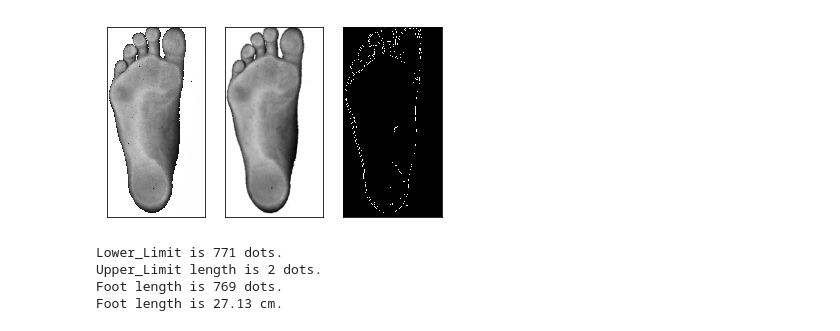
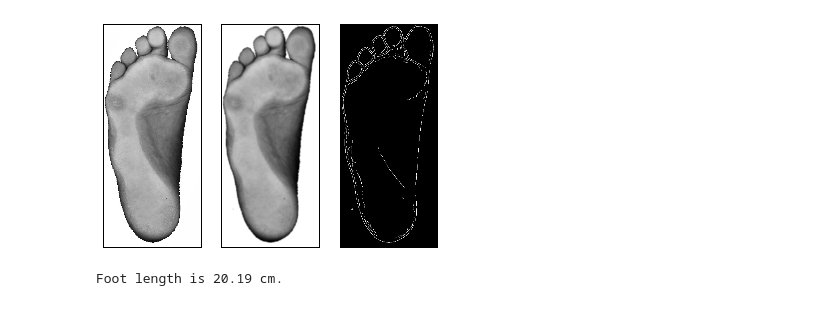
Before and after one commit to Faebs/AnalyzingFootData, a Jupyter notebook: ImageProcessing.ipynb, the cells around one changed output. Saved outputs shown, nothing was run; the diff lists cells and outputs as text; code cells hidden in the pictures.

Commit message:
- changed scans to working directory - calculation of sizes from foot_length
Signed-off-by: Fabian Gaertner <fagaer@gmail.com>

```diff
--- a/ImageProcessing.ipynb
+++ b/ImageProcessing.ipynb
@@ -6,29 +6,28 @@ from matplotlib import pyplot as plt
 %matplotlib inline
 # %%
 # load image as grayscale (we are not interested in color)
-for
-image = cv2.imread("fg1_copy.JPG",0) # Note: 0 specifies that we load a grayscale image
+image = cv2.imread("3L.JPG",0) # Note: 0 specifies that we load a grayscale image
 
 # use gaussian filter as pre-processing step (otherwise edge detection does not work well)
 filtered = cv2.GaussianBlur(image,(9,9),0)
 
-# do edge detection on grayscale imagef
+# do edge detection on grayscale image
 edges = cv2.Canny(filtered,10,60)
 
 # visualization
 fig1 = plt.figure(1)
 plt.subplot(131)
 plt.imshow(image, cmap = 'gray')
 plt.xticks([]), plt.yticks([])  # to hide tick values on X and Y axis
 plt.subplot(132)
 plt.imshow(filtered, cmap = 'gray')
 plt.xticks([]), plt.yticks([])  # to hide tick values on X and Y axis
 plt.subplot(133)
 plt.imshow(edges, cmap = 'gray')
 plt.xticks([]), plt.yticks([])  # to hide tick values on X and Y axis
 plt.show()
 # %% [output]
-[figure, old version]
+[figure, new version]
 # %%
 #print(edges)
 
@@ -50,15 +49,9 @@ for y in range(height-1,0,-1):
         break
 
 foot_length_dots = lower_limit - upper_limit
-#foot_length_dots = 7
-foot_length_inch = foot_length_dots/72
+foot_length_inch = foot_length_dots/96.0
 foot_length_cm = foot_length_inch * 2.54
-print("Lower_Limit is " + str(round(lower_limit,2)) + " dots.")
-print("Upper_Limit length is " + str(round(upper_limit,2)) + " dots.")
-print("Foot length is " + str(round(foot_length_dots,2)) + " dots.")
+
 print("Foot length is " + str(round(foot_length_cm,2)) + " cm.")
 # %% [output]
-Lower_Limit is 771 dots.
-Upper_Limit length is 2 dots.
-Foot length is 769 dots.
-Foot length is 27.13 cm.
+Foot length is 20.19 cm.
```
Also changed, not shown: 1 other file.
